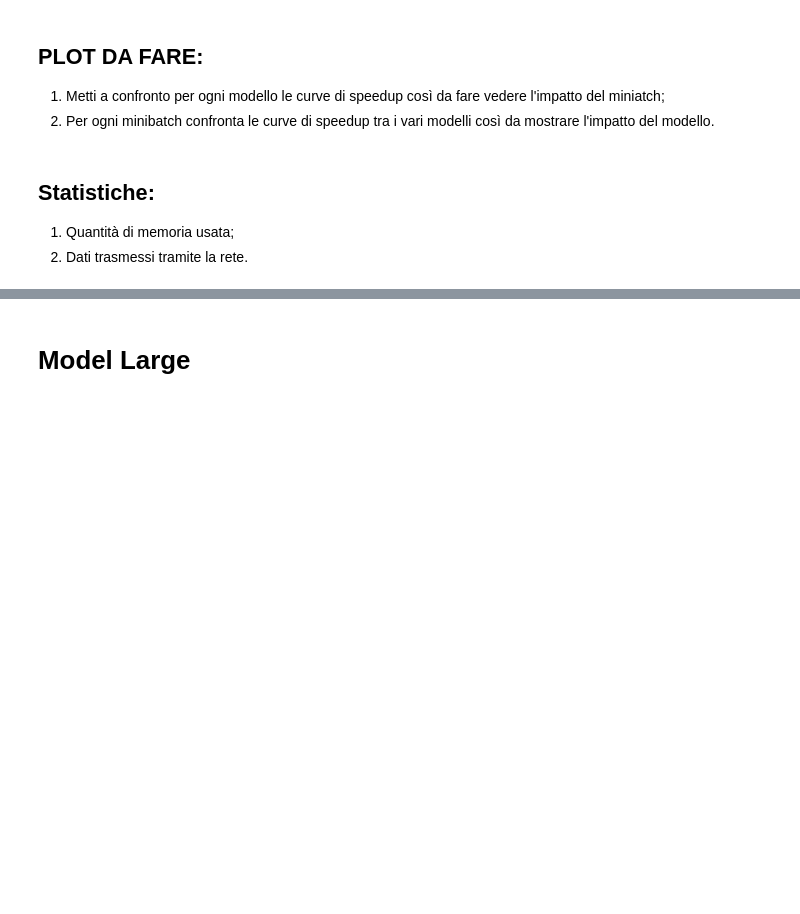
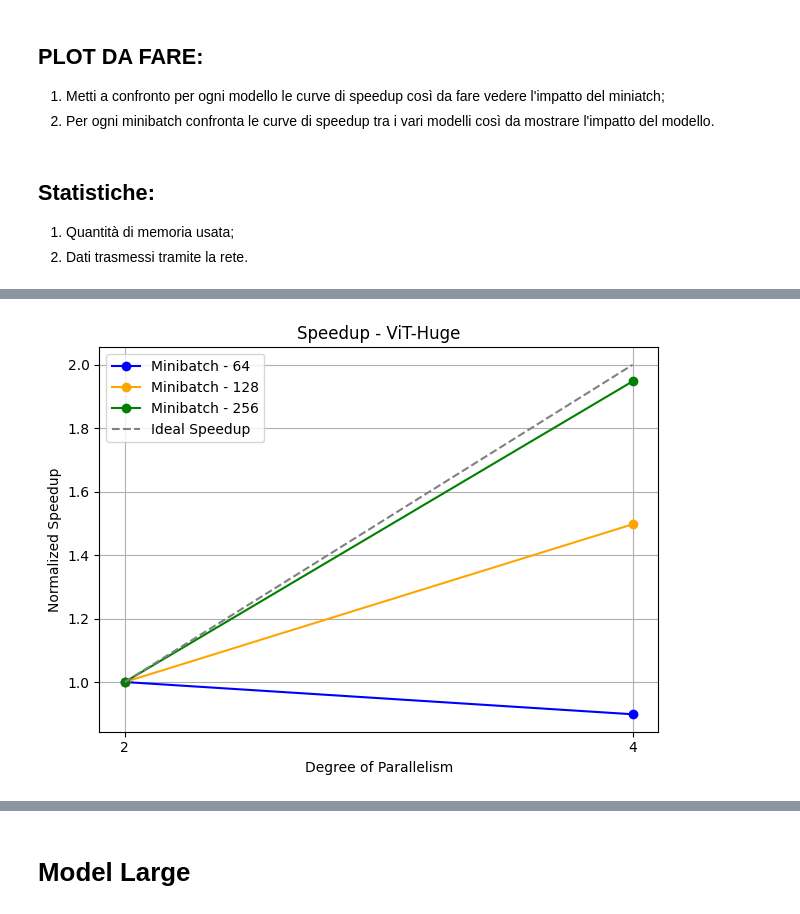
Before and after one commit to JacopoRaffi/Master_Thesis, a Jupyter notebook: analysis/ddp.ipynb, the cells around one changed output, grey strips where cells are left out. Drawn from its saved outputs; the diff is of its cells as text; code cells hidden in the pictures; blank space fills up the shorter version.

```diff
--- a/analysis/ddp.ipynb
+++ b/analysis/ddp.ipynb
@@ -212,0 +69,21 @@ plt.show()
+# %%
+ddp_2_64 = pd.read_csv("../log/rank_0_synch_ddp_2_minibatch_64_vit-huge-patch14-224-in21k_model.csv")
+ddp_4_64 = pd.read_csv("../log/rank_0_synch_ddp_4_minibatch_64_vit-huge-patch14-224-in21k_model.csv")
+ddp_2_64 = ddp_2_64[ddp_2_64["phase"] == "train"]
+ddp_4_64 = ddp_4_64[ddp_4_64["phase"] == "train"]
+ddp_2_128 = pd.read_csv("../log/rank_0_synch_ddp_2_minibatch_128_vit-huge-patch14-224-in21k_model.csv")
+ddp_4_128 = pd.read_csv("../log/rank_0_synch_ddp_4_minibatch_128_vit-huge-patch14-224-in21k_model.csv")
+ddp_2_128 = ddp_2_128[ddp_2_128["phase"] == "train"]
+ddp_4_128 = ddp_4_128[ddp_4_128["phase"] == "train"]
+ddp_2 = pd.read_csv("../log/rank_0_synch_ddp_2_minibatch_256_vit-huge-patch14-224-in21k_model.csv")
+ddp_4 = pd.read_csv("../log/rank_0_synch_ddp_4_minibatch_256_vit-huge-patch14-224-in21k_model.csv")
+# ddp_8 = pd.read_csv("../log/rank_0_synch_ddp_8_minibatch_256_vit-huge-patch14-224-in21k_model.csv")
+ddp_2 = ddp_2[ddp_2["phase"] == "train"]
+ddp_4 = ddp_4[ddp_4["phase"] == "train"]
+# ddp_8 = ddp_8[ddp_8["phase"] == "train"]
+plot_speedup([ddp_2_64, ddp_4_64], "Speedup - ViT-Huge", "Minibatch - 64", color='blue', plot_ideal=False)
+plot_speedup([ddp_2_128, ddp_4_128], "Speedup - ViT-Huge", "Minibatch - 128", color='orange', plot_ideal=False)
+plot_speedup([ddp_2, ddp_4], "Speedup - ViT-Huge", "Minibatch - 256", color='green', plot_ideal=True)
+plt.tight_layout()
+# %% [output]
+[figure, added]
```
Also changed, not shown: parts of 26 cells of this notebook, 1 other file.
